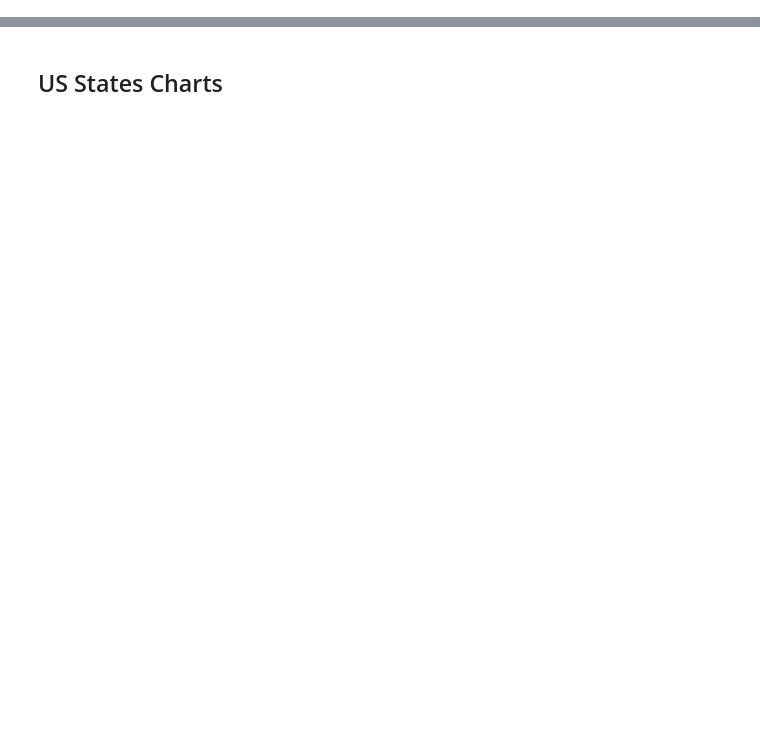
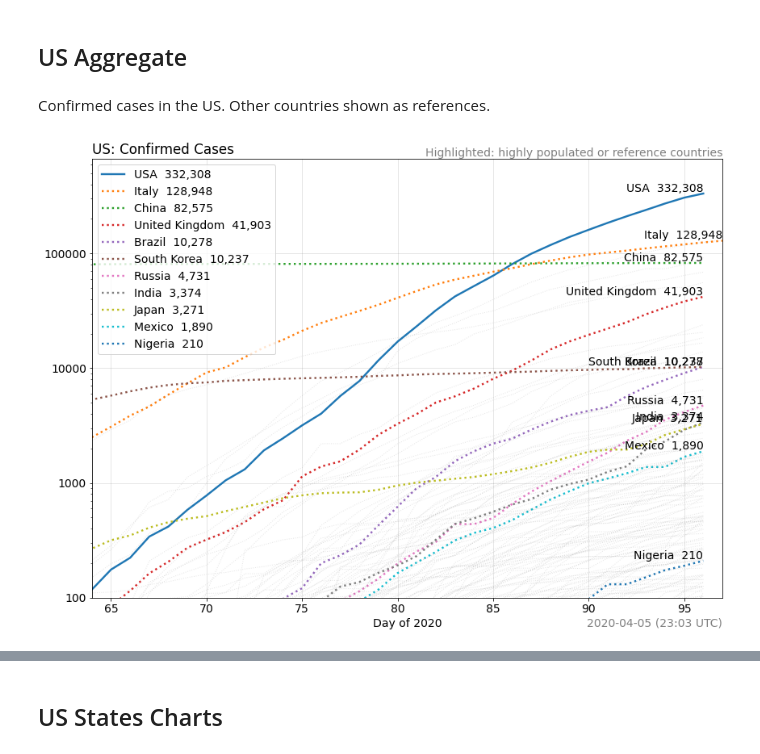
Before and after one commit to Covid-Analytics/covidanalytics.org, a Jupyter notebook: analysis/US_Data.ipynb, the cells around one changed output, grey strips where cells are left out. Cells and saved outputs as stored; diff of their text form; code cells hidden in the pictures; blank space fills up the shorter version.

Commit message:
analysis: extract common data functions

```diff
--- a/analysis/US_Data.ipynb
+++ b/analysis/US_Data.ipynb
@@ -176,0 +4,23 @@ https://covidtracking.com/api/us/daily.csv: non-canonical columns: HospitalizedT
+# %%
+from datetime import datetime, timedelta, timezone
+import dateutil.parser as du_parser
+import pandas as pd
+import eloader as el
+import eplotter as ep
+
+# load from the data loader helper
+(df_us_daily, df_us_states_daily, df_us_states_latest) = el.load_covidtracking_us_data()
+(df_world_daily) = el.load_opencovid19_data()
+
+# fuse data to get the latest-and-greatest
+def fuse_sources(df_world, df_us):
+    # start from Country-wide world data from OpenCovid-19, removing regional data (only country data is left)
+    df = df_world[df_world['RegionCode'].isna()]
+    df = df.drop(columns=['RegionCode', 'RegionName'])
+
+    # overwrite the latest US data from the Covid Tracking Project (US daily)
+    df = df[df['CountryCode'] != 'US']  # remove US data
+    df = pd.concat([df, df_us])   # add daily US data from Covid Tracking
+    return df
+
+df_fused_daily = fuse_sources(df_world_daily, df_us_daily)
@@ -176,0 +33,27 @@ https://covidtracking.com/api/us/daily.csv: non-canonical columns: HospitalizedT
+# %% [markdown]
+## US Aggregate
+# %% [markdown]
+Confirmed cases in the US. Other countries shown as references.
+# %%
+# plot, ranked by Confirmed cases
+ranked_countries_by_confirmed_cases = ep.rank_data_by_metric(df_fused_daily, metric='Confirmed', unique_key='CountryCode')
+#ranked_countries_by_population = ep.rank_data_by_metric(df_fused_daily, metric='Population', unique_key='CountryCode', max_results=10)
+highlight_countries = ['United States of America', 'China', 'Italy', 'United Kingdom', 'South Korea', 'Japan', 'Brazil', 'India', 'Mexico', 'Nigeria', 'Russia']
+ep.scatter_plot_by_series(
+    df_fused_daily,
+    x_key='X', y_key='Confirmed',
+    series_key='CountryName', series_names=ranked_countries_by_confirmed_cases['CountryName'],
+    y_log=True,
+    # series_is_secondary=lambda df: df['CountryName'].any() not in list(ranked_countries_by_population['CountryName']),
+    series_is_secondary=lambda df: df['CountryName'].any() not in highlight_countries,
+    series_secondary_width=1,
+    # bounds=[64, el.date_to_day_of_year(datetime.now()) - 64 + 7, 100, None],
+    bounds=[64, None, 100, None],
+    data_labels="legend", data_labels_align='right',
+    line_style_non_first_series='dotted',
+    title='US: Confirmed Cases',
+    label_x="Day of 2020",
+    stamp_1='Highlighted: highly populated or reference countries'
+)
+# %% [output]
+[figure, added]
```
Also changed, not shown: parts of 20 cells of this notebook, 3 other files.
